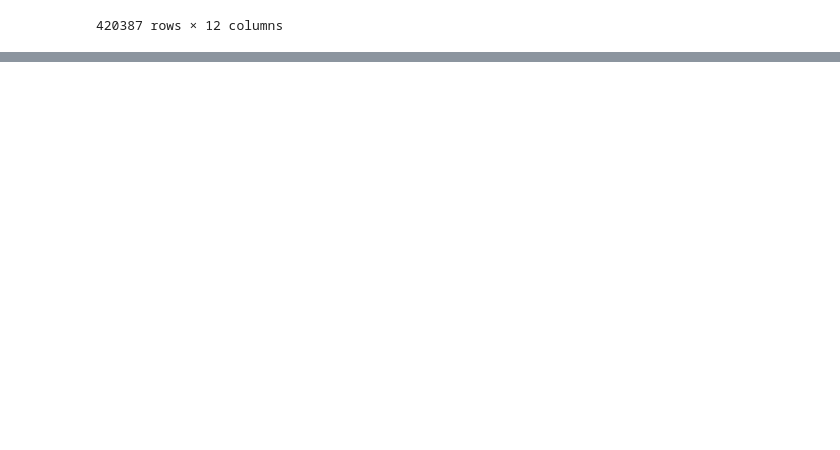
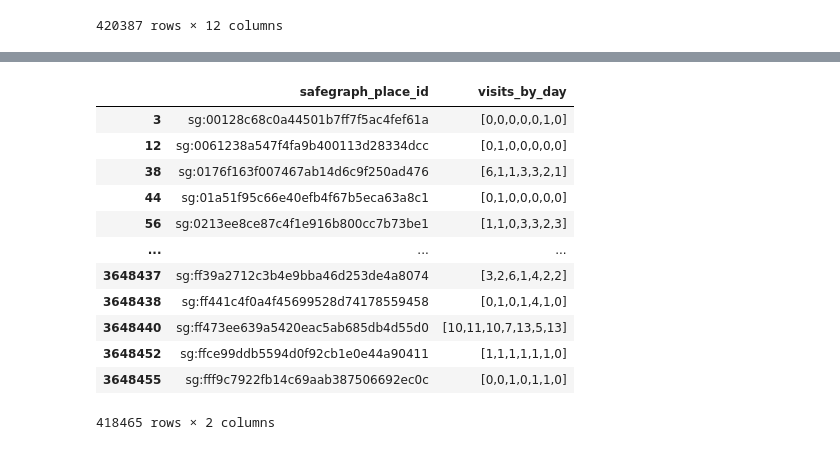
Before and after one commit to lamwilton/RMDS, a Jupyter notebook: Foot_Traffic_Patterns.ipynb, the cells around one changed output, grey strips where cells are left out. Drawn from its saved outputs; the diff is of its cells as text; code cells hidden in the pictures; blank space fills up the shorter version.

```diff
--- a/Foot_Traffic_Patterns.ipynb
+++ b/Foot_Traffic_Patterns.ipynb
@@ -59,0 +80,21 @@ See the caveats in the documentation: https://pandas.pydata.org/pandas-docs/stab
+# %%
+last_week_file = "2020-04-26-weekly-patterns.csv"
+last_week = last_week_file[0:10]
+last_week_df = pd.read_csv(last_week_file)
+last_week_df = last_week_df[last_week_df.region == 'CA']
+last_week_df = last_week_df[['safegraph_place_id', 'visits_by_day']]
+last_week_df
+# %% [output]
+|  | safegraph_place_id | visits_by_day |
+| 3 | sg:00128c68c0a44501b7ff7f5ac4fef61a | [0,0,0,0,0,1,0] |
+| 12 | sg:0061238a547f4fa9b400113d28334dcc | [0,1,0,0,0,0,0] |
+| 38 | sg:0176f163f007467ab14d6c9f250ad476 | [6,1,1,3,3,2,1] |
+| 44 | sg:01a51f95c66e40efb4f67b5eca63a8c1 | [0,1,0,0,0,0,0] |
+| 56 | sg:0213ee8ce87c4f1e916b800cc7b73be1 | [1,1,0,3,3,2,3] |
+| ... | ... | ... |
+| 3648437 | sg:ff39a2712c3b4e9bba46d253de4a8074 | [3,2,6,1,4,2,2] |
+| 3648438 | sg:ff441c4f0a4f45699528d74178559458 | [0,1,0,1,4,1,0] |
+| 3648440 | sg:ff473ee639a5420eac5ab685db4d55d0 | [10,11,10,7,13,5,13] |
+| 3648452 | sg:ffce99ddb5594d0f92cb1e0e44a90411 | [1,1,1,1,1,1,0] |
+| 3648455 | sg:fff9c7922fb14c69aab387506692ec0c | [0,0,1,0,1,1,0] |
+418465 rows × 2 columns
```
Also changed, not shown: parts of 7 cells of this notebook.
